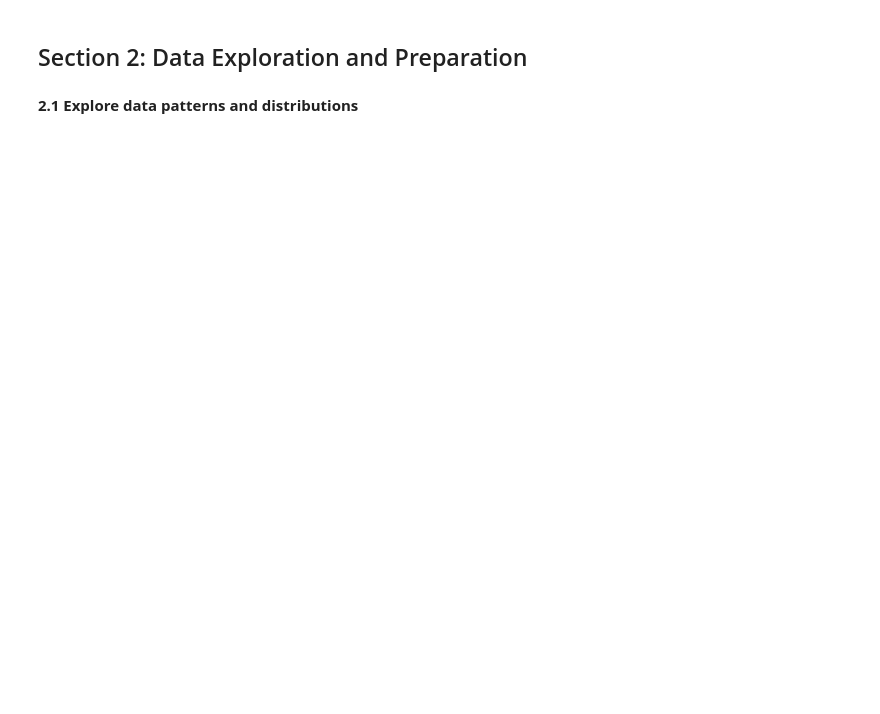
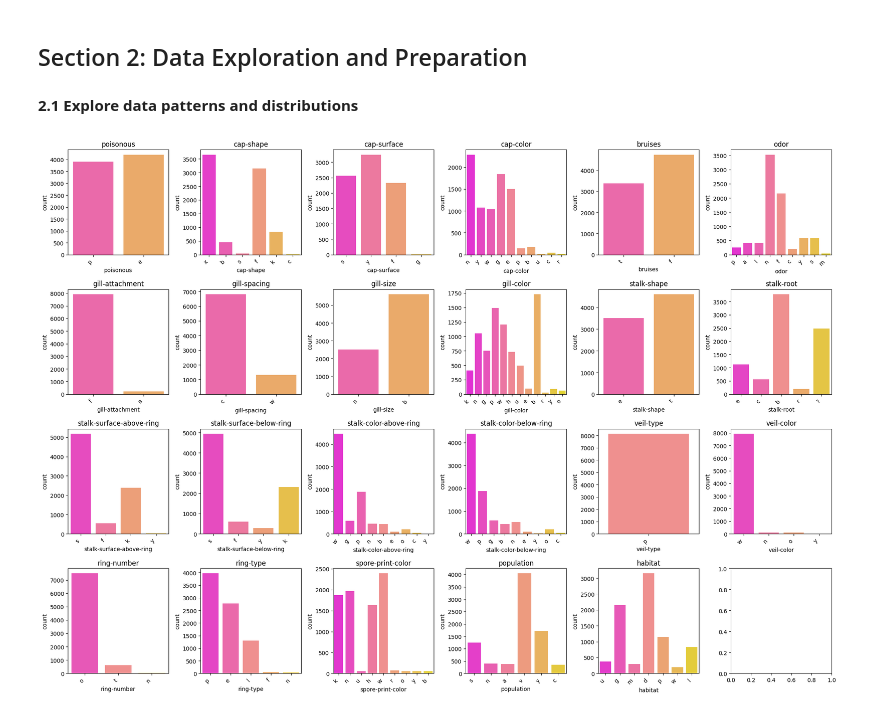
Before and after one commit to mindy0cruz/applied-ml-mcruz, a Jupyter notebook: midterm/classification_mcruz.ipynb, the cells around one changed output. Drawn from its saved outputs; the diff is of its cells as text; code cells hidden in the pictures; blank space fills up the shorter version.

```diff
--- a/midterm/classification_mcruz.ipynb
+++ b/midterm/classification_mcruz.ipynb
@@ -140,3 +154,30 @@ __Reflection 1:__
 ## Section 2: Data Exploration and Preparation
 # %% [markdown]
 __2.1 Explore data patterns and distributions__
+# %%
+#count plots
+
+def plot_counts(df, column_name, color='spring', ax=None):
+    sns.countplot(data=df, x=column_name, hue=column_name, palette=color, legend=False, ax=ax)
+    ax.set_title(f'{column_name}')
+
+    # Set tick labels and rotate them
+    ticks = ax.get_xticks()
+    ax.set_xticks(ticks)
+    ax.set_xticklabels(ax.get_xticklabels(), rotation=45, ha="right")
+
+# Create a grid for plotting multiple countplots
+n_cols = 6
+n_rows = (len(df.columns) // n_cols) + (len(df.columns) % n_cols > 0)
+fig, axes = plt.subplots(n_rows, n_cols, figsize=(20, 14))
+axes = axes.flatten()
+
+
+for i, column in enumerate(df.columns):
+    plot_counts(df, column, color='spring', ax=axes[i])
+
+# Adjust layout to prevent overlap
+plt.tight_layout()
+plt.show()
+# %% [output]
+[figure, added]
```
Also changed, not shown: parts of 3 cells of this notebook.
